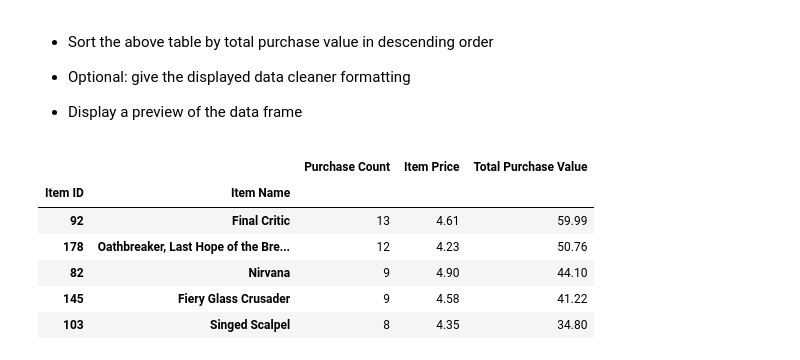
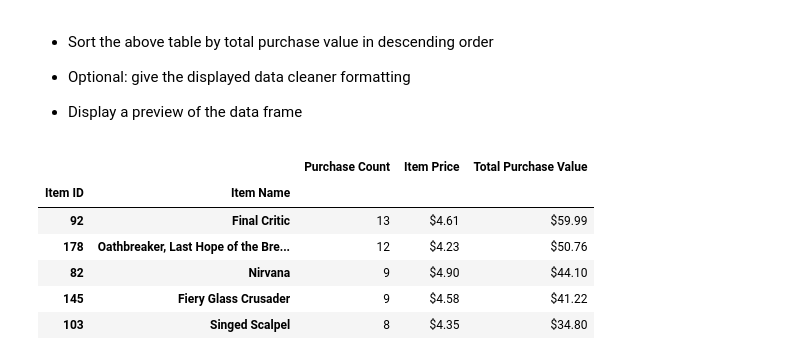
Before and after one commit to SybileC/pandas-challenge, a Jupyter notebook: HeroesOfPymoli/02-Homework_04-Pandas_Instructions_HeroesOfPymoli_HeroesOfPymoli_starter.ipynb, the cells around one changed output. Saved outputs shown, nothing was run; the diff lists cells and outputs as text; code cells hidden in the pictures.

```diff
--- a/HeroesOfPymoli/02-Homework_04-Pandas_Instructions_HeroesOfPymoli_HeroesOfPymoli_starter.ipynb
+++ b/HeroesOfPymoli/02-Homework_04-Pandas_Instructions_HeroesOfPymoli_HeroesOfPymoli_starter.ipynb
@@ -365,10 +253,11 @@ items = HeroesOfPymoli_data.loc[:, ["Item ID", "Item Name", "Price"]]
 grouped_items = items.groupby(["Item ID", "Item Name"])
 item_purchase = grouped_items.count()["Price"]
 purchase_total = grouped_items.sum()["Price"]
-each_price = round((purchase_total / item_purchase), 2)
+each_price = purchase_total / item_purchase
 popular_items = pd.DataFrame({"Purchase Count": item_purchase, "Item Price": each_price,
                               "Total Purchase Value": purchase_total}).sort_values(by="Purchase Count", ascending=False)
-popular_items.head(5)
+format_df = {"Item Price": '${:,.2f}', "Total Purchase Value": '${:,.2f}'}
+popular_items.head(5).style.format(format_df)
 # %% [output]
 |  |  | Purchase Count | Item Price | Total Purchase Value |
 | Item ID | Item Name |  |  |  |
@@ -397,12 +277,12 @@ popular_items.head(5)
 
 * Display a preview of the data frame
 # %%
-popular_items.sort_values(by="Total Purchase Value", ascending=False).head(5)
+popular_items.sort_values(by="Total Purchase Value", ascending=False).head(5).style.format(format_df)
 # %% [output]
 |  |  | Purchase Count | Item Price | Total Purchase Value |
 | Item ID | Item Name |  |  |  |
-| 92 | Final Critic | 13 | 4.61 | 59.99 |
-| 178 | Oathbreaker, Last Hope of the Bre... | 12 | 4.23 | 50.76 |
-| 82 | Nirvana | 9 | 4.90 | 44.10 |
-| 145 | Fiery Glass Crusader | 9 | 4.58 | 41.22 |
-| 103 | Singed Scalpel | 8 | 4.35 | 34.80 |
+| 92 | Final Critic | 13 | $4.61 | $59.99 |
+| 178 | Oathbreaker, Last Hope of the Bre... | 12 | $4.23 | $50.76 |
+| 82 | Nirvana | 9 | $4.90 | $44.10 |
+| 145 | Fiery Glass Crusader | 9 | $4.58 | $41.22 |
+| 103 | Singed Scalpel | 8 | $4.35 | $34.80 |
```
Also changed, not shown: parts of 21 cells of this notebook.
